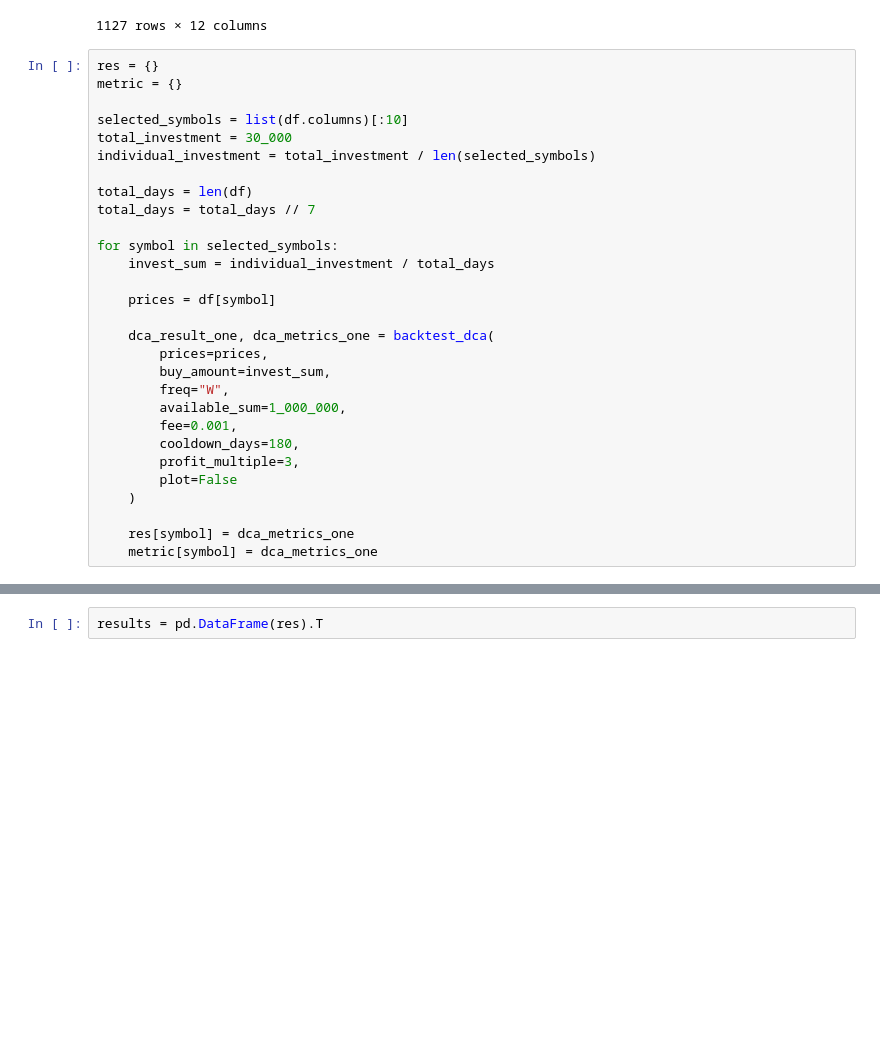
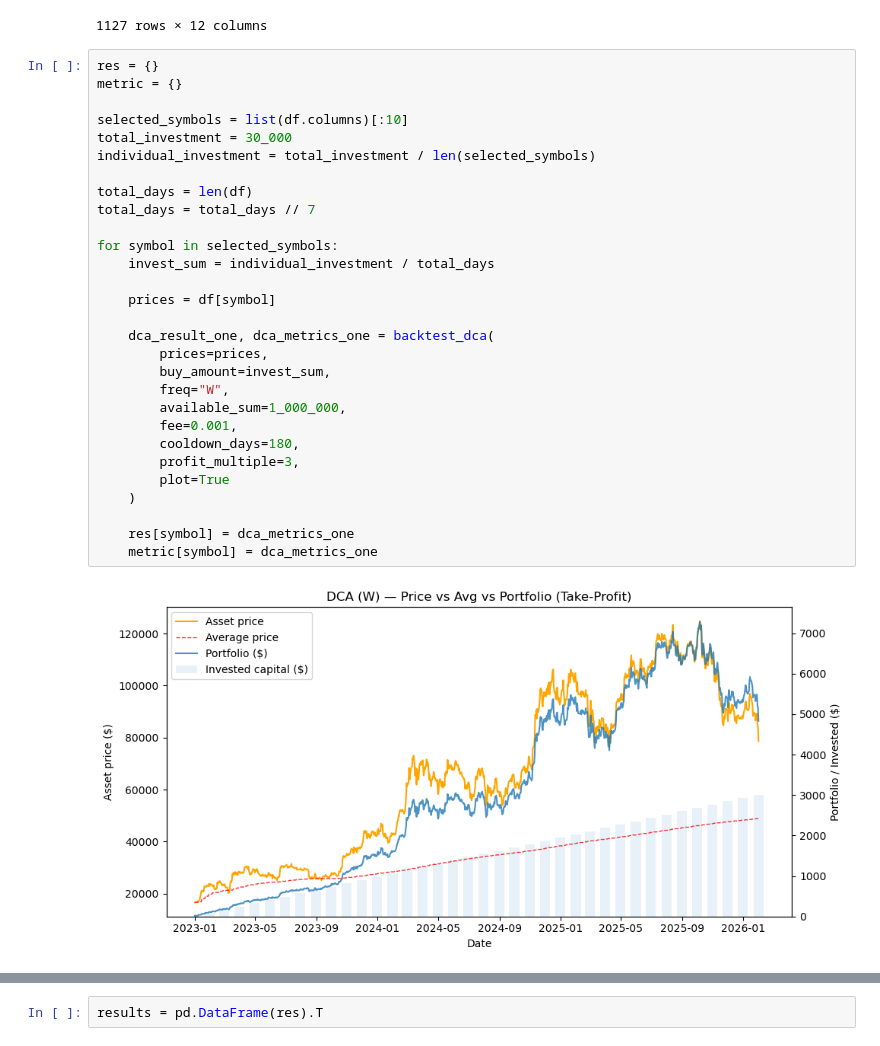
Before and after one commit to Familenko/backtest, a Jupyter notebook: test_dca.ipynb, the cells around one changed output, grey strips where cells are left out. Drawn from its saved outputs; the diff is of its cells as text; blank space fills up the shorter version.

```diff
--- a/test_dca.ipynb
+++ b/test_dca.ipynb
@@ -89,29 +89,31 @@ df
 # %%
 res = {}
 metric = {}
 
 selected_symbols = list(df.columns)[:10]
 total_investment = 30_000
 individual_investment = total_investment / len(selected_symbols)
 
 total_days = len(df)
 total_days = total_days // 7
 
 for symbol in selected_symbols:
     invest_sum = individual_investment / total_days
 
     prices = df[symbol]
 
     dca_result_one, dca_metrics_one = backtest_dca(
         prices=prices,
         buy_amount=invest_sum,
         freq="W",
         available_sum=1_000_000,
         fee=0.001,
         cooldown_days=180,
         profit_multiple=3,
-        plot=False
+        plot=True
     )
 
     res[symbol] = dca_metrics_one
     metric[symbol] = dca_metrics_one
+# %% [output]
+[figure, added]
```
Also changed, not shown: parts of 8 cells of this notebook, 1 other file.
